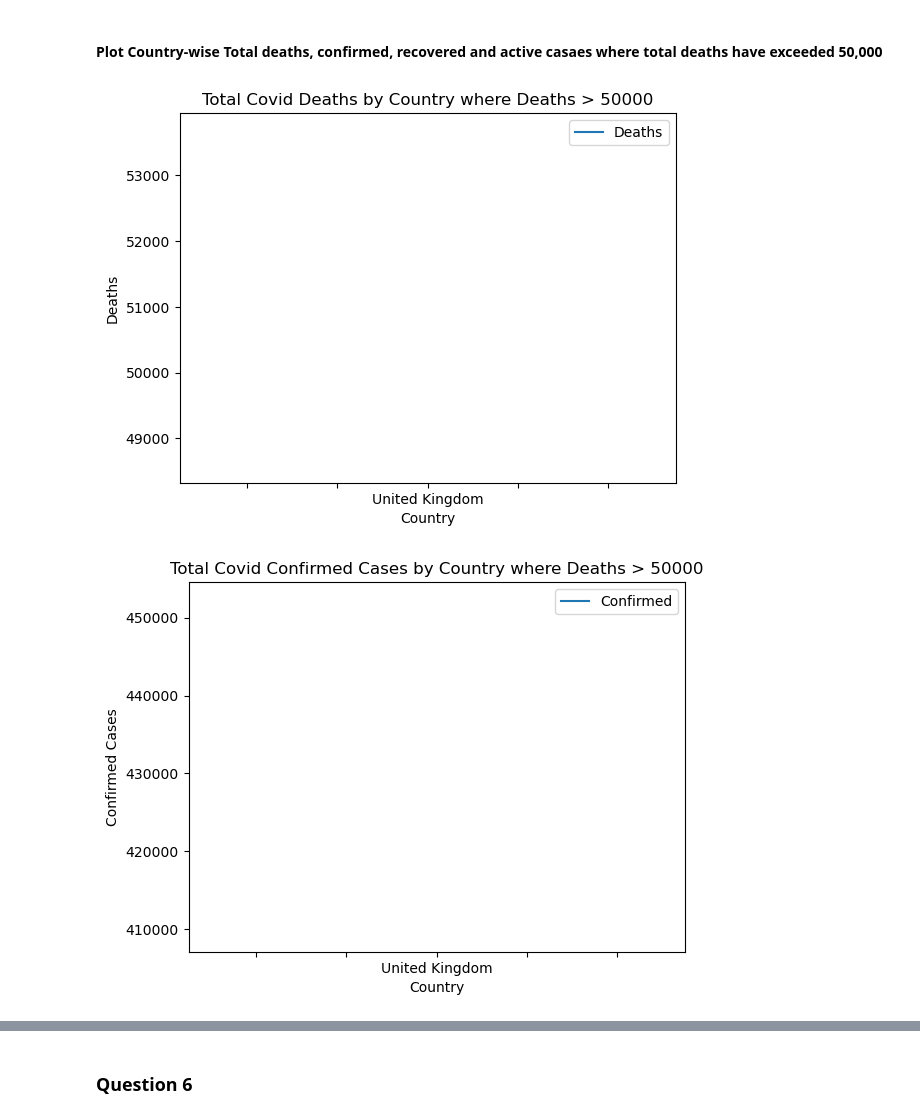
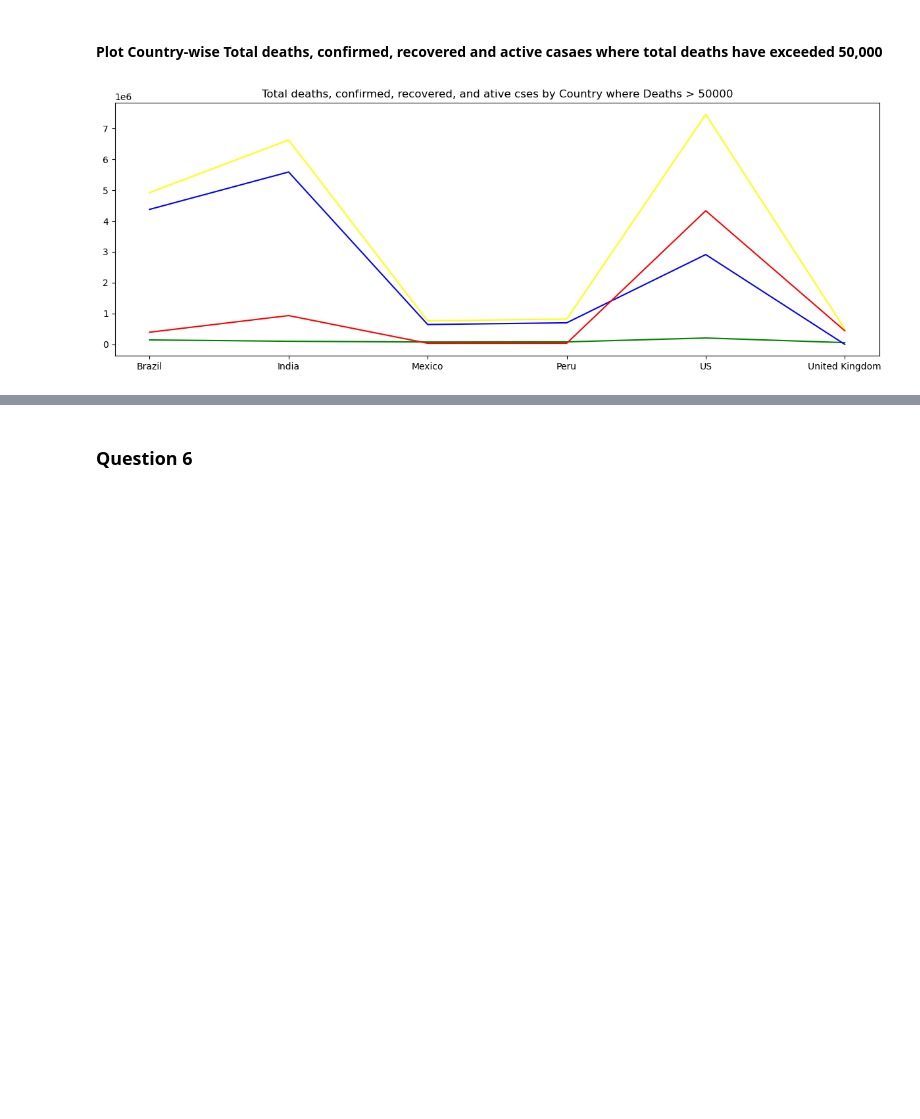
Before and after one commit to Michelleohi/COVID-19, a Jupyter notebook: Lecture_02_Pandas_Covid_Analysis_Questions.ipynb, the cells around one changed output, grey strips where cells are left out. Drawn from its saved outputs; the diff is of its cells as text; code cells hidden in the pictures; blank space fills up the shorter version.

```diff
--- a/Lecture_02_Pandas_Covid_Analysis_Questions.ipynb
+++ b/Lecture_02_Pandas_Covid_Analysis_Questions.ipynb
@@ -320,57 +320,17 @@ Indexing with multiple keys (implicitly converted to a tuple of keys) will be de
 # %%
 import matplotlib.pyplot as plt
 # %%
-Plot_data=data[data['Deaths'] >50000]
-# print(plot_data)
-# country_active = plot_data.sort_values('Last_Update').groupby('Country').tail(1)
-# plt.figure()
-# x = plot_data['Country_Region']
-# deaths = plot_data['Deaths']
-# confirmed = plot_data['Confirmed']
-# recovered = plot_data['Recovered']
-# active = plot_data['Active']
-# plt.show()
-
-Plot_data.plot(x='Country_Region',
-        y='Deaths',
-        kind='line',
-        stacked=False,
-        title='Total Covid Deaths by Country where Deaths > 50000',
-        ylabel='Deaths',
-        xlabel='Country')
-
-Plot_data.plot(x='Country_Region',
-        y='Confirmed',
-        kind='line',
-        stacked=False,
-        title='Total Covid Confirmed Cases by Country where Deaths > 50000',
-        ylabel='Confirmed Cases',
-        xlabel='Country')
-
-Plot_data.plot(x='Country_Region',
-        y='Recovered',
-        kind='line',
-        stacked=False,
-        title='Total Recovered Cases by Country where Deaths > 50000',
-        ylabel='Deaths',
-        xlabel='Country')
-
-Plot_data.plot(x='Country_Region',
-        y='Active',
-        kind='line',
-        stacked=False,
-        title='Total Active Cases by Country where Deaths > 50000',
-        ylabel='Active Cases',
-        xlabel='Country')
+countrywise_data=data[data['Deaths'] >50000]
+countrywise_data=result[result['Deaths'] >50000]
+countrywise_data
 
 plt.figure(figsize=(15, 5))
-plt.plot(Plot_data['Country_Region'], Plot_data['Deaths'],color='green')
+plt.plot(countrywise_data['Country_Region'], Plot_data['Deaths'],color='green')
 plt.plot(Plot_data['Country_Region'], Plot_data['Confirmed'],color='yellow')
 plt.plot(Plot_data['Country_Region'], Plot_data['Recovered'], color='blue')
 plt.plot(Plot_data['Country_Region'], Plot_data['Active'], color='red')
 
 plt.title('Total deaths, confirmed, recovered, and ative cses by Country where Deaths > 50000')
 plt.show()
 # %% [output]
-[figure, old version]
+[figure, new version]
-[figure, removed]
```
Also changed, not shown: parts of 1 cell of this notebook.
